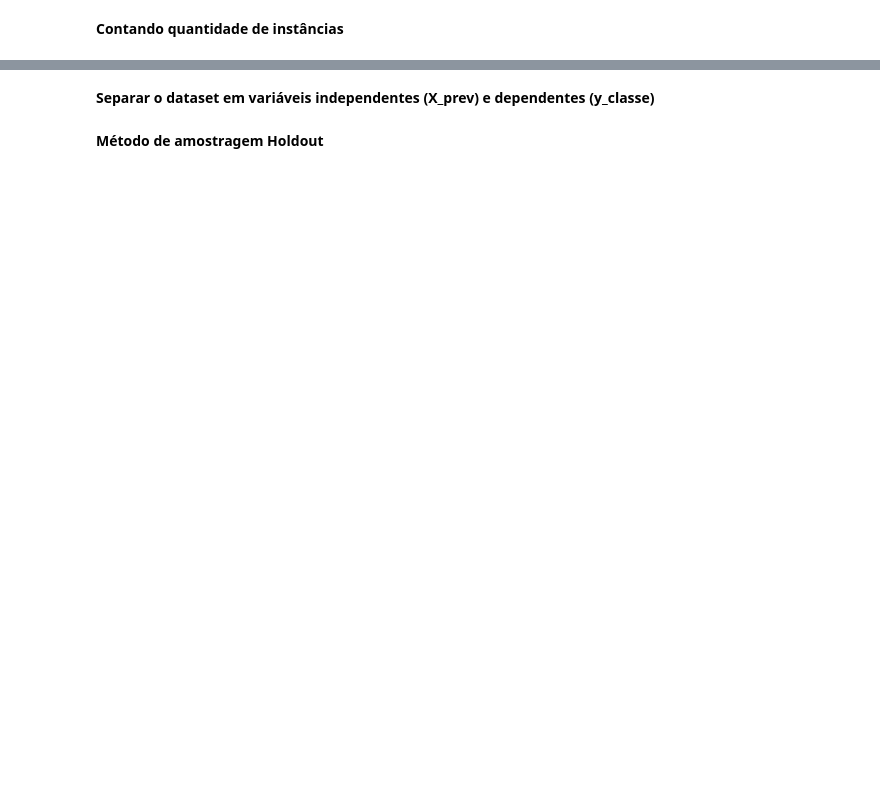
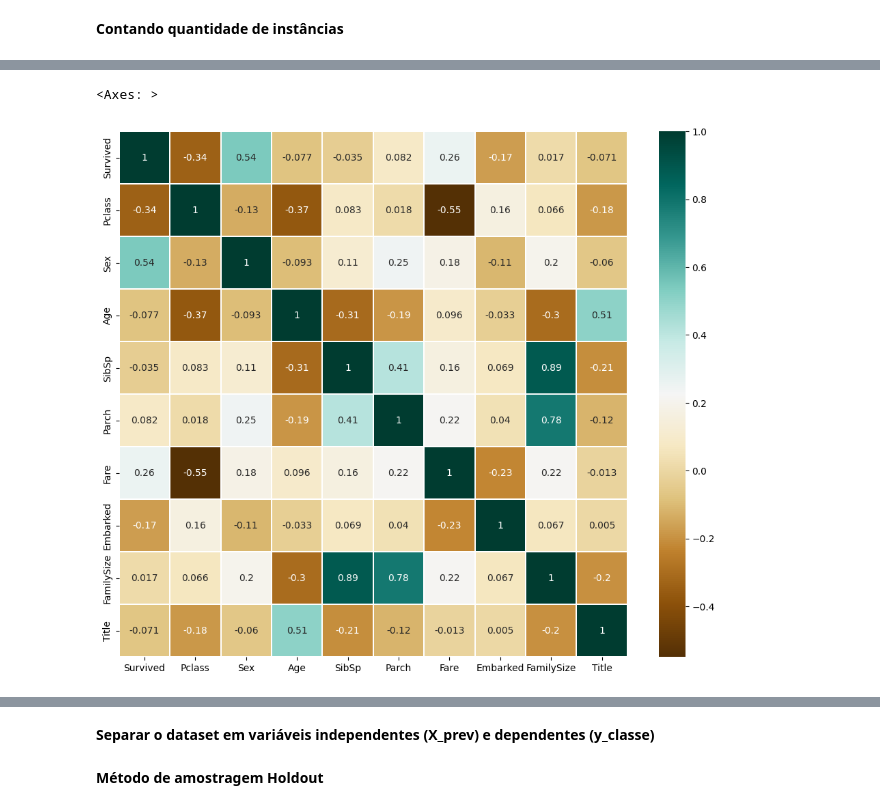
Before and after one commit to joaodest/inteligencia-artificial, a Jupyter notebook: Lista 2/Lendo_e_tratando_arquivo_v2.ipynb, the cells around one changed output, grey strips where cells are left out. Cells and saved outputs as stored; diff of their text form; code cells hidden in the pictures; blank space fills up the shorter version.

```diff
--- a/Lista 2/Lendo_e_tratando_arquivo_v2.ipynb
+++ b/Lista 2/Lendo_e_tratando_arquivo_v2.ipynb
@@ -170,0 +76,10 @@ base_encoded.shape
+# %%
+base_treino['Title'] = base_treino.Name.str.extract(' ([A-Za-z]+)\.', expand=False)
+base_treino = base_treino.drop(columns='Name')
+# %%
+base_treino['Title'] = base_treino['Title'].replace(['Dr', 'Rev', 'Col', 'Major', 'Countess', 'Sir', 'Jonkheer', 'Lady', 'Capt', 'Don'], 'Others')
+base_treino['Title'] = base_treino['Title'].replace('Ms', 'Miss')
+base_treino['Title'] = base_treino['Title'].replace('Mme', 'Mrs')
+base_treino['Title'] = base_treino['Title'].replace('Mlle', 'Miss')
+# %%
+base_treino['Title'] = base_treino['Title'].map({'Master': 0, 'Miss': 1, 'Mr': 2, 'Mrs': 3, 'Others': 4})
@@ -170,0 +95,9 @@ base_encoded.shape
+# %%
+corr_matrix = base_treino.corr()
+# %%
+import matplotlib.pyplot as plt
+plt.figure(figsize=(12,10))
+sns.heatmap(data = corr_matrix, cmap='BrBG', annot=True, linewidths=0.3)
+# %% [output]
+<Axes: >
+[figure, added]
```
Also changed, not shown: parts of 69 cells of this notebook, 9 other files.
